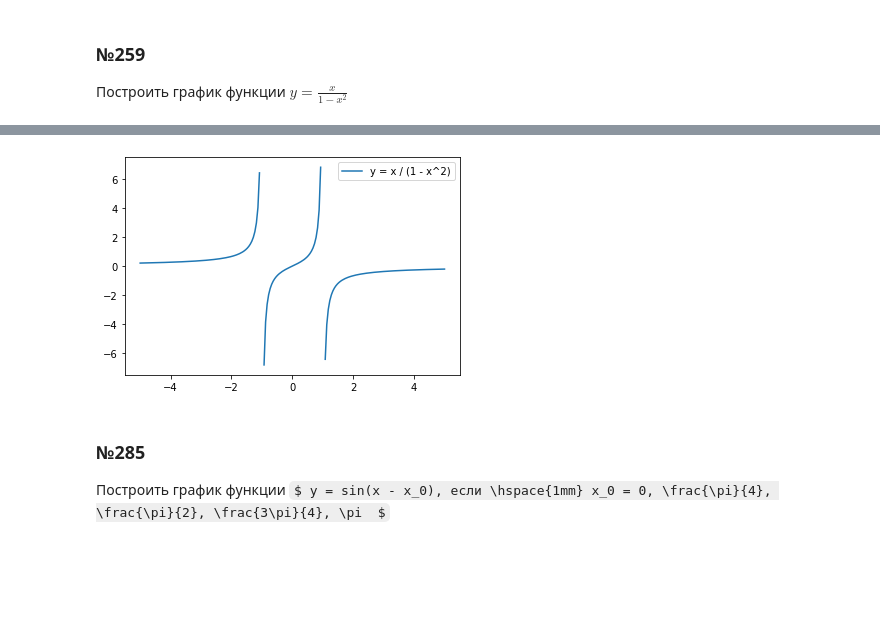
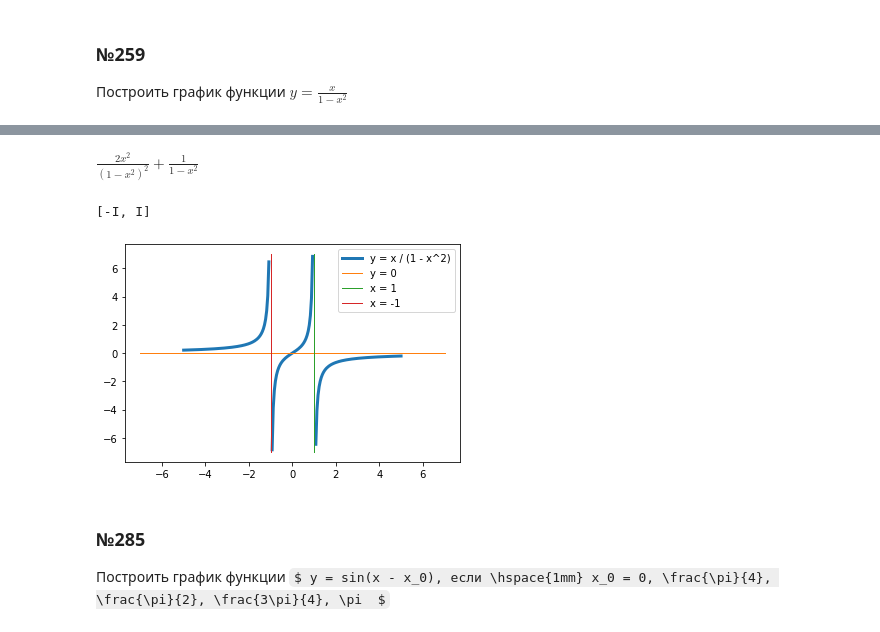
Before and after one commit to LegoOlegGelo/practice21_22, a Jupyter notebook: Practice.ipynb, the cells around one changed output, grey strips where cells are left out. Cells and saved outputs as stored; diff of their text form; code cells hidden in the pictures; some formulas as TeX source; blank space fills up the shorter version.

```diff
--- a/Practice.ipynb
+++ b/Practice.ipynb
@@ -155,16 +182,33 @@ for i in range(1, 6):
+# %%
+# экстремумов нет, т.к.
+df = sp.diff(expr, x)
+display(df)
+sp.solve(df, x)
+# %% [output]
+$\displaystyle \frac{2 x^{2}}{\left(1 - x^{2}\right)^{2}} + \frac{1}{1 - x^{2}}$
+[-I, I]
+# %%
+aX = np.linspace(-7, 7, 200)
+aY = np.linspace(-7, 7, 200)
+
+a1 = np.zeros(len(aX))
+a2 = np.empty(len(aX)); a2.fill(1)
+a3 = np.empty(len(aX)); a3.fill(-1)
 # %%
-def f(x):
-    return x / (1 - x**2)
-
 X = np.linspace(-5, 5, 200)
 eps = 10e-2
 X[np.abs(X**2 - 1) < eps] = np.nan
 Y = f(X)
 
-plt.plot(X, Y, label='y = x / (1 - x^2)')
+plt.plot(X, Y, label='y = x / (1 - x^2)', linewidth=3)
+
+plt.plot(aX, a1, label='y = 0', linewidth=1)
+plt.plot(a2, aY, label='x = 1', linewidth=1)
+plt.plot(a3, aY, label='x = -1', linewidth=1)
+
 _ = plt.legend()
 # %% [output]
-[figure, old version]
+[figure, new version]
 # %% [markdown]
 ### №285
 Построить график функции $ y = sin(x - x_0), если \hspace{1mm} x_0 = 0, \frac{\pi}{4}, \frac{\pi}{2}, \frac{3\pi}{4}, \pi  $
```
Also changed, not shown: parts of 17 cells of this notebook.
